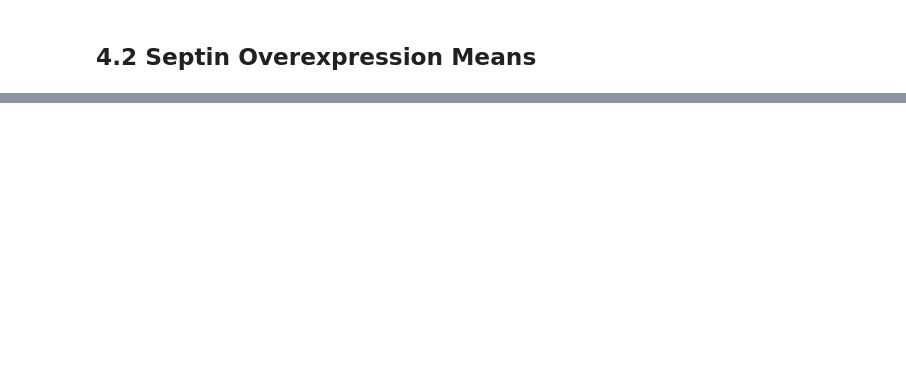
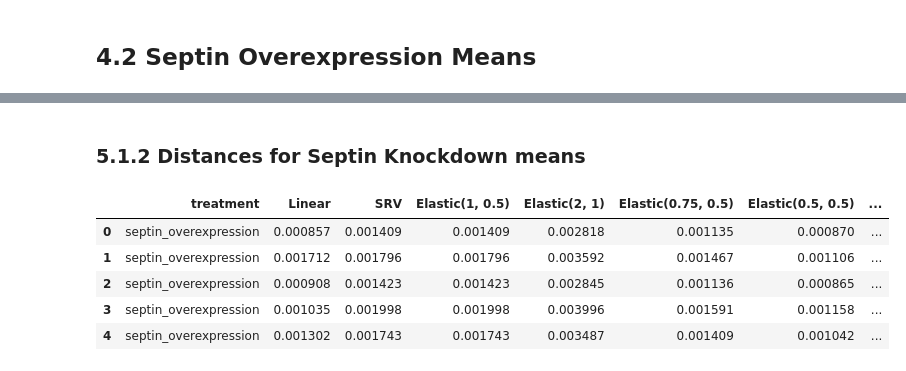
Before and after one commit to geometric-intelligence/dyn, a Jupyter notebook: dyn/notebooks/septin_groups_mean_shapes.ipynb, the cells around one changed output, grey strips where cells are left out. Saved outputs shown, nothing was run; the diff lists cells and outputs as text; code cells hidden in the pictures; blank space fills up the shorter version.

```diff
--- a/dyn/notebooks/septin_groups_mean_shapes.ipynb
+++ b/dyn/notebooks/septin_groups_mean_shapes.ipynb
@@ -221,0 +442,35 @@ yeah, so i was right. now, do the function below and just do it for each one bec
+# %% [markdown]
+### 5.1.2 Distances for Septin Knockdown means
+# %%
+overexp_dists = {}
+
+overexp_dists["Linear"] = [gs.linalg.norm(overexp_means["Linear"] - shape).numpy() / n_sampling_points for shape in overexp_shapes]
+
+overexp_dists["SRV"] = [
+    SRV_METRIC.dist(overexp_means["SRV"], shape).numpy() / n_sampling_points for shape in overexp_shapes
+]
+
+for a, b in zip(AS, BS):
+    overexp_dists[a, b] =  [
+    ELASTIC_METRIC[a, b].dist(overexp_means[a, b], shape).numpy() / n_sampling_points for shape in overexp_shapes
+]
+# %%
+overexp_dists_summary = pd.DataFrame(
+    data={
+        label_name: overexp_label,
+        "Linear": overexp_dists["Linear"],
+        "SRV": overexp_dists["SRV"],
+    }
+)
+
+for a, b in zip(AS, BS):
+    overexp_dists_summary[f"Elastic({a}, {b})"] = overexp_dists[a, b]
+
+overexp_dists_summary.head()
+# %% [output]
+|  | treatment | Linear | SRV | Elastic(1, 0.5) | Elastic(2, 1) | Elastic(0.75, 0.5) | Elastic(0.5, 0.5) | ... |
+| 0 | septin_overexpression | 0.000857 | 0.001409 | 0.001409 | 0.002818 | 0.001135 | 0.000870 | ... |
+| 1 | septin_overexpression | 0.001712 | 0.001796 | 0.001796 | 0.003592 | 0.001467 | 0.001106 | ... |
+| 2 | septin_overexpression | 0.000908 | 0.001423 | 0.001423 | 0.002845 | 0.001136 | 0.000865 | ... |
+| 3 | septin_overexpression | 0.001035 | 0.001998 | 0.001998 | 0.003996 | 0.001591 | 0.001158 | ... |
+| 4 | septin_overexpression | 0.001302 | 0.001743 | 0.001743 | 0.003487 | 0.001409 | 0.001042 | ... |
```
Also changed, not shown: parts of 53 cells of this notebook, 1 other file.
